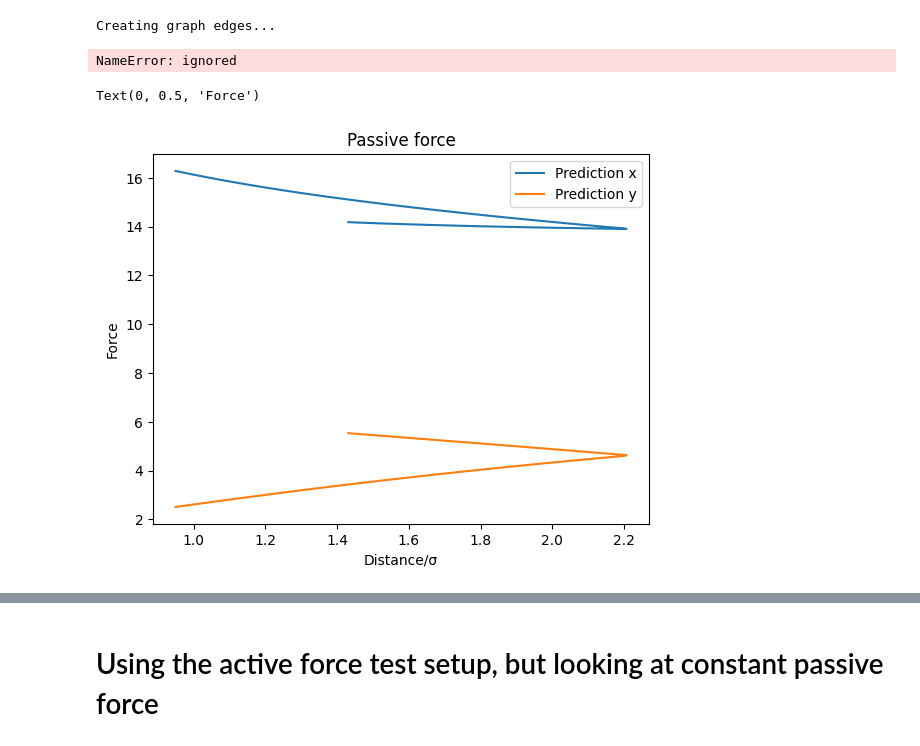
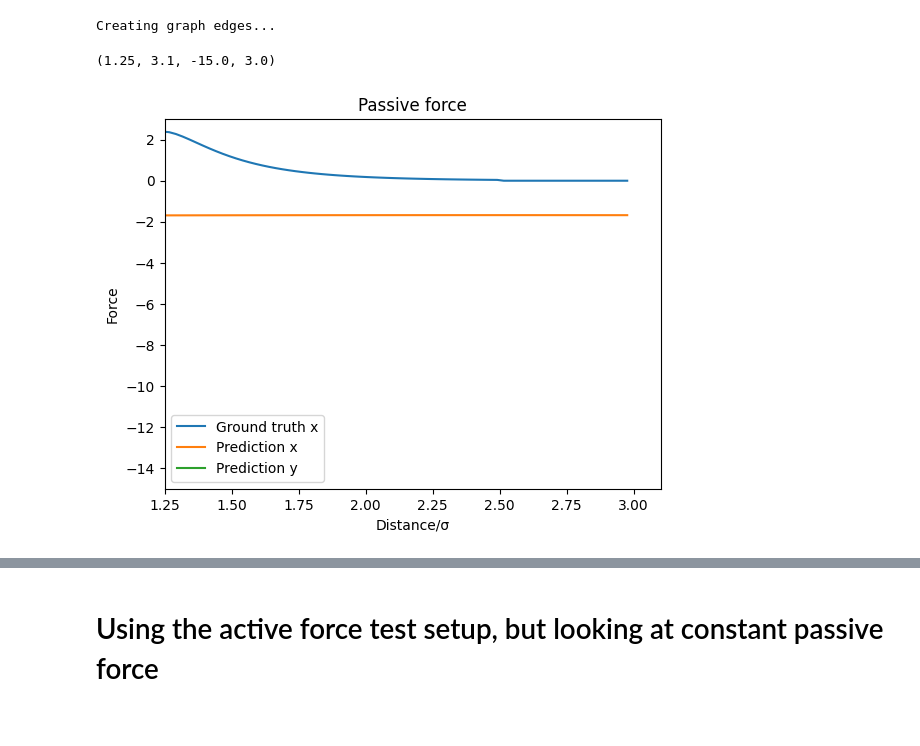
Before and after one commit to Phistian/exjobb, a Jupyter notebook: miguel/training/clean_training_3.ipynb, the cells around one changed output, grey strips where cells are left out. Cells and saved outputs as stored; diff of their text form; code cells hidden in the pictures.

```diff
--- a/miguel/training/clean_training_3.ipynb
+++ b/miguel/training/clean_training_3.ipynb
@@ -354,7 +391,7 @@ def shuffle_and_reset_generator(df):
 # %% [markdown]
 Simple training
 # %%
-generator = dt.models.gnns.generators.GraphGenerator(
+generator = custom_gg(
         train_nodesdf,
         properties=['centroid-0', 'centroid-1', 'orientation'],
         radius=global_search_radius,
@@ -362,7 +399,6 @@ generator = dt.models.gnns.generators.GraphGenerator(
         min_data_size=95,
         max_data_size=96,
         output_type='nodes',
-        nofframes=3
     )
 with generator:
   history = model.fit(generator, epochs = 200, callbacks=[callback])
@@ -370,7 +406,7 @@ with generator:
 More intricate training
 # %%
 
-n_breaks = 4
+n_breaks = 1
 n_epochs = 100
 n_sub_epochs = int(n_epochs/n_breaks)
 validation_history = []
@@ -394,6 +427,6 @@ for i in range(n_breaks):
 # %%
-n_breaks = 4
-n_epochs = 100
+n_breaks = 1
+n_epochs = 500
 n_sub_epochs = int(n_epochs/n_breaks)
 for i in range(n_breaks):
     val_err = mae(model(val_data), val_targets)
@@ -551,12 +596,10 @@ test_nodesdf.loc[:, "label"] = 0
 set_real_labels(test_nodesdf)
 # %%
 full_test_graph = custom_graphE(
-    test_nodesdf, ["orientation", "centroid-0", "centroid-1"], radius=global_search_radius, output_type='nodes', box_len=1
+    test_nodesdf, ["orientation", "centroid-0", "centroid-1"], radius=global_search_radius, output_type='nodes', box_len=10
 )
 
 centroid_0, centroid_1, orientation, distances, adj_mtx = extract_graph(full_test_graph)
-true_active = full_test_graph[1][0][2:,0]
-true_passive = full_test_graph[1][0][2:,2]
 
 v = [
     np.expand_dims(full_test_graph[0][0], 0),
@@ -568,7 +611,3 @@ v = [
 model_predictions = model(v).numpy()
 # %% [output]
 Creating graph edges...
-# %%
-connected_nodes
-# %% [output]
-NameError: ignored
@@ -579,31 +614,31 @@ scales["passive"]
 # %%
 
 import matplotlib.pyplot as plt
 
 connected_nodes=adj_mtx[:,0]
 pred_passive_x = model_predictions[0][connected_nodes, 2]
 pred_passive_x = pred_passive_x/scales["passive"]
 pred_passive_y = model_predictions[0][connected_nodes, 3]
 pred_passive_y = pred_passive_y/scales["passive"]
-
+true_passive = full_test_graph[1][0][connected_nodes,2]
 
 d_particle_0 = distances[::2]
 
-px_particle_0 = true_passive
+px_particle_0 = true_passive[::2]
 
 pred_px_paritcle_0 = pred_passive_x[::2]
 pred_py_paritcle_0 = pred_passive_y[::2]
 
-#plt.plot(d_particle_0*box_len/2, px_particle_0)
+plt.plot(d_particle_0*box_len, px_particle_0)
 plt.plot(d_particle_0*box_len, pred_px_paritcle_0)
 plt.plot(d_particle_0*box_len, pred_py_paritcle_0)
 plt.title("Passive force")
-plt.legend(["Prediction x", "Prediction y"])
+plt.legend(["Ground truth x","Prediction x", "Prediction y"])
 plt.xlabel("Distance/\u03C3")
 plt.ylabel("Force")
-#plt.axis([0.9,3.1, 0,10])
+plt.axis([1.25,3.1, -15,3])
 # %% [output]
-Text(0, 0.5, 'Force')
+(1.25, 3.1, -15.0, 3.0)
-[figure, old version]
+[figure, new version]
 # %%
 pred_passive_x
```
Also changed, not shown: parts of 23 cells of this notebook.
